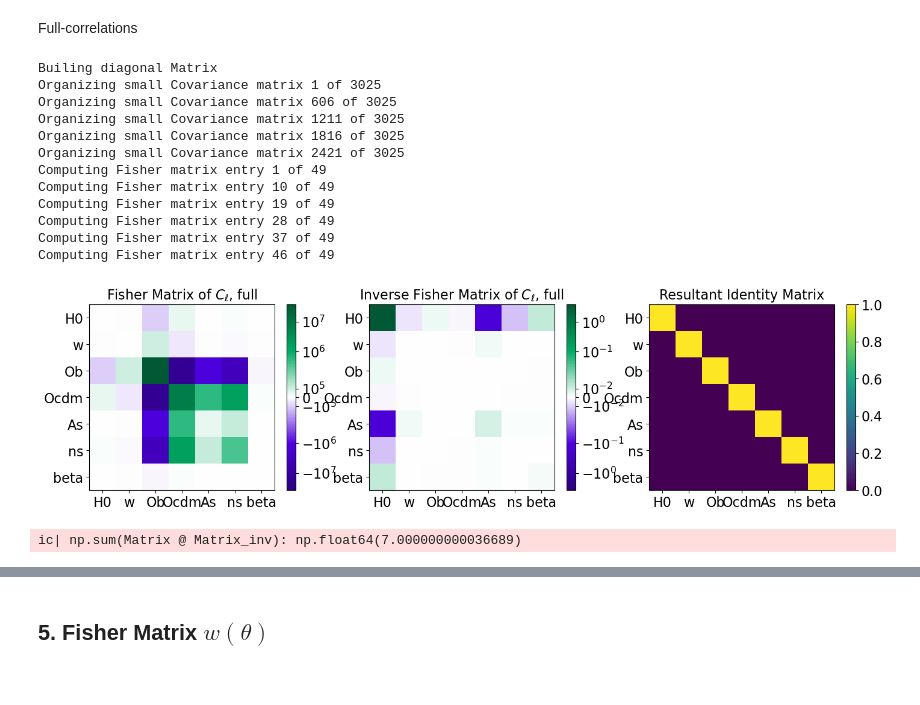
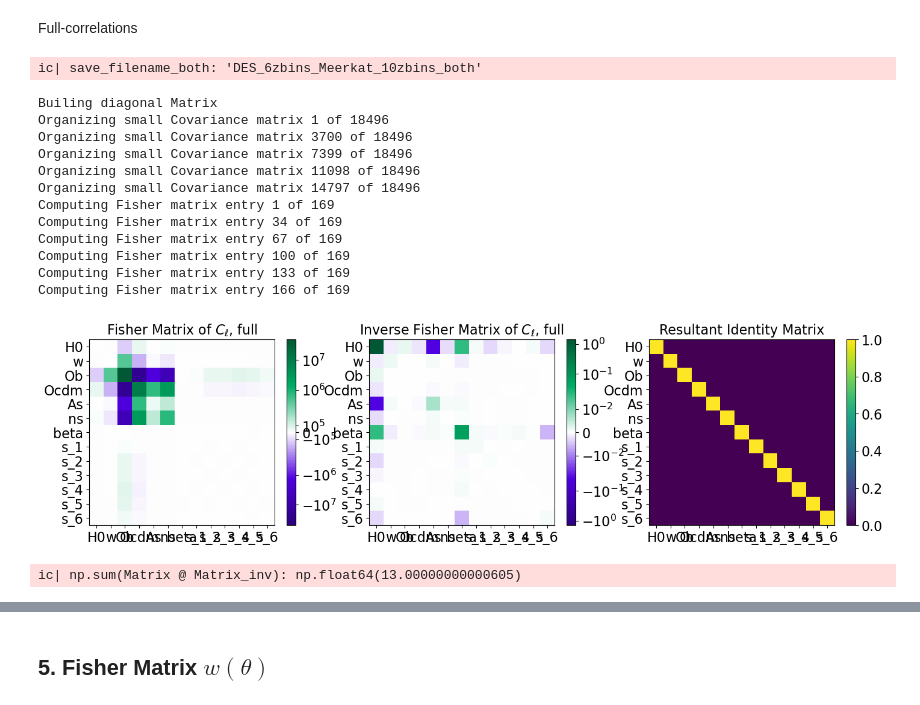
Before and after one commit to GreenTS27/Photo_Surveys-HI_IM-Fisher_Matrix, a Jupyter notebook: Fisher_Matrix_C_ell_vs_w_t.ipynb, the cells around one changed output, grey strips where cells are left out. Drawn from its saved outputs; the diff is of its cells as text; code cells hidden in the pictures.

```diff
--- a/Fisher_Matrix_C_ell_vs_w_t.ipynb
+++ b/Fisher_Matrix_C_ell_vs_w_t.ipynb
@@ -1592,7 +1696,7 @@ if Survey_HI == "Meerkat":
     dic_f_sky["HI"] = f_sky_MK
     arr_z_central_HI = arr_z_central_MK
     bin_width_HI = bin_width_MK
-    sigma_val_HI = sigma_z_MK
+    sigma_val_HI = bin_width_MK/2
 
 elif Survey_HI == "SKA":
     N_dish = N_dish_SKA
@@ -1602,7 +1706,7 @@ elif Survey_HI == "SKA":
     dic_f_sky["HI"] = f_sky_SKA
     arr_z_central_HI = arr_z_central_SKA
     bin_width_HI = bin_width_SKA
-    sigma_val_HI = sigma_z_SKA
+    sigma_val_HI = bin_width_SKA/2
 # %%
 N_bins_Total = N_bins_Gal+N_bins_HI
 
@@ -1935,9 +2048,9 @@ ic| N_thetas: 100
 # %% [markdown]
 ### 1.4 Cosmology and Magnification bias values
 # %%
-# set_name = "both"
+set_name = "both"
 # set_name = "sz"
-set_name = "beta"
+# set_name = "beta"
 
 ############################# Cosmological parameters ####################################
 # dic_Cosm_param={"parameter_name" : ["par_info", fiducial_value, h_value]
@@ -2048,7 +2161,7 @@ Cov Matrix Calculated!
 # %%
 pars = default_parameters_CAMB(dic_cosmology=dic_cosmology)
 
-dic_derivatives_full = Fisher_derivative_HI(Data_arr_indices_full, arr_z_central, arr_zs, dic_Window,
+dic_derivatives_full = Fisher_derivative_Gal_HI(Data_arr_indices_full, arr_z_central, arr_zs, dic_Window,
                                             full_l_min, full_l_max,
                                             dic_mag_bias, dic_gal_bias, dic_Cosm_param, C_ells_CAMB_derive,
                                             ell_step=ell_step, dic_Gal_HI_id=dic_Gal_HI_id,
@@ -2110,54 +2212,57 @@ Full-correlations
 # save_filename_sz = f"{Survey_Gal}_{N_bins_Gal}zbins_{Survey_HI}_{N_bins_HI}zbins_sz"
 # save_filename_beta = f"{Survey_Gal}_{N_bins_Gal}zbins_{Survey_HI}_{N_bins_HI}zbins_beta"
 # save_filename_both_old = f"{Survey_Gal}_{N_bins_Gal}zbins_{Survey_HI}_{N_bins_HI}zbins_both_test_old"
+# save_filename_both = f"{Survey_Gal}_{N_bins_Gal}zbins_{Survey_HI}_{N_bins_HI}zbins_both"
 
 save_filename_both = f"{Survey_Gal}_{N_bins_Gal}zbins_{Survey_HI}_{N_bins_HI}zbins_both"
+ic(save_filename_both)
 
-Cov_Matrix_full = np.load(F"{folder_name}FisherM_CovM_full_{save_filename_both}.npy")
+Cov_Matrix_both = np.load(F"{folder_name}FisherM_CovM_full_{save_filename_both}.npy")
 
 with open(F"{folder_name}FisherM_deriv_full_{save_filename_both}.pkl", 'rb') as file:
-    dic_derivatives_full = pickle.load(file)
+    dic_derivatives_both = pickle.load(file)
 
 
-
+# ic(save_filename)
 # Cov_Matrix = np.load(F"{folder_name}FisherM_CovM_full_{save_filename}.npy")
 
 # with open(F"{folder_name}FisherM_deriv_full_{save_filename}.pkl", 'rb') as file:
 #     dic_derivatives = pickle.load(file)
+# %% [output]
+ic| save_filename_both: 'DES_6zbins_Meerkat_10zbins_both'
 # %%
 # Calculating matrix
 # Fish_Cl_full = Fisher_Matrix_Cl_better(Data_arr_indices_full, dic_Cosm_param, Cov_Matrix, dic_derivatives,
 #                                 full_l_min, l_min, full_l_max, l_max, dic_f_sky, dic_Gal_HI_id=dic_Gal_HI_id,
 #                                 ell_step=ell_step, verbose=True)
 
-Fish_Cl_full = Fisher_Matrix_Cl_better(Data_arr_indices_full, dic_Cosm_param, Cov_Matrix_full, dic_derivatives_full,
+Fish_Cl_full = Fisher_Matrix_Cl_better(Data_arr_indices_full, dic_Cosm_param, Cov_Matrix_both, dic_derivatives_both,
                                 full_l_min, l_min, full_l_max, l_max, dic_f_sky, dic_Gal_HI_id=dic_Gal_HI_id,
                                 ell_step=ell_step, verbose=True)
+
+# Ploting Matrix
+Visualising_F_Matrices( Fish_Cl_full, dic_Cosm_param,
+                        list_titles=[r"Fisher Matrix of $C_\ell$, full",r"Inverse Fisher Matrix of $C_\ell$, full",
+                                    "Resultant Identity Matrix"])
 
 # Saving data
 df_Cl_full = pd.DataFrame(data=Fish_Cl_full.astype(float))
 df_Cl_full.to_csv(F"{folder_name}FisherM_Cl_full_{save_filename}.csv", sep=' ', header=False, float_format='%.8g', index=False)
-# df_Cl_full.to_csv(F"{folder_name}FisherM_Cl_full_{save_filename}_lmin{l_min}_thetaMax{theta_max}.csv",
-#                   sep=' ', header=False, float_format='%.8g', index=False)
-# Ploting Matrix
-Visualising_F_Matrices( Fish_Cl_full, dic_Cosm_param,
-                        list_titles=[r"Fisher Matrix of $C_\ell$, full",r"Inverse Fisher Matrix of $C_\ell$, full",
-                                    "Resultant Identity Matrix"])
 # %% [output]
 Builing diagonal Matrix
-Organizing small Covariance matrix 1 of 3025
-Organizing small Covariance matrix 606 of 3025
-Organizing small Covariance matrix 1211 of 3025
-Organizing small Covariance matrix 1816 of 3025
-Organizing small Covariance matrix 2421 of 3025
-Computing Fisher matrix entry 1 of 49
-Computing Fisher matrix entry 10 of 49
-Computing Fisher matrix entry 19 of 49
-Computing Fisher matrix entry 28 of 49
-Computing Fisher matrix entry 37 of 49
-Computing Fisher matrix entry 46 of 49
+Organizing small Covariance matrix 1 of 18496
+Organizing small Covariance matrix 3700 of 18496
+Organizing small Covariance matrix 7399 of 18496
+Organizing small Covariance matrix 11098 of 18496
+Organizing small Covariance matrix 14797 of 18496
+Computing Fisher matrix entry 1 of 169
+Computing Fisher matrix entry 34 of 169
+Computing Fisher matrix entry 67 of 169
+Computing Fisher matrix entry 100 of 169
+Computing Fisher matrix entry 133 of 169
+Computing Fisher matrix entry 166 of 169
-[figure, old version]
+[figure, new version]
-ic| np.sum(Matrix @ Matrix_inv): np.float64(7.000000000036689)
+ic| np.sum(Matrix @ Matrix_inv): np.float64(13.00000000000605)
 # %%
 Inv_FM_Cell = np.linalg.inv( Fish_Cl_full )
 ic( len(dic_Cosm_param.keys()) - np.sum( Fish_Cl_full @ Inv_FM_Cell) )
```
Also changed, not shown: parts of 21 cells of this notebook.
